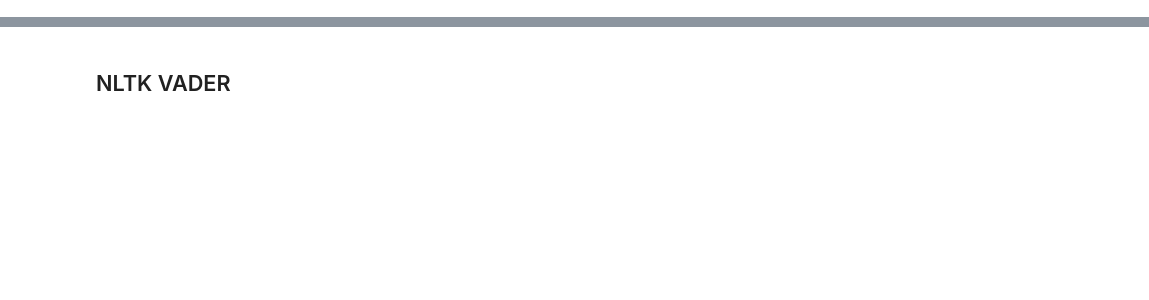
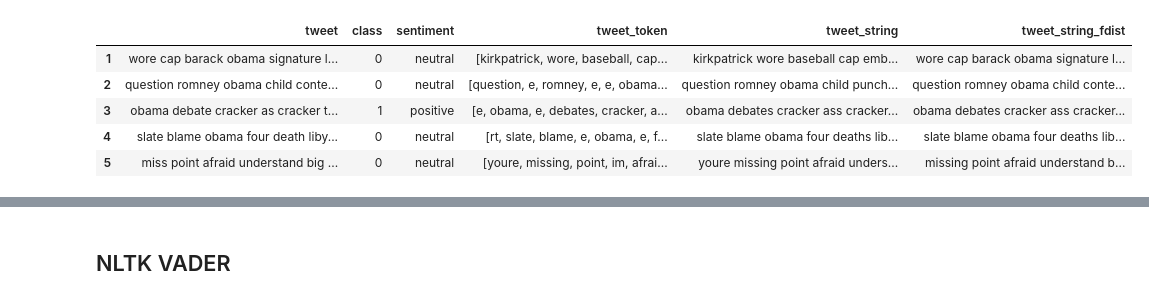
Before and after one commit to utsavns96/Twitter_sentiment_analysis, a Jupyter notebook: obama_2.ipynb, the cells around one changed output, grey strips where cells are left out. Cells and saved outputs as stored; diff of their text form; code cells hidden in the pictures; blank space fills up the shorter version.

```diff
--- a/obama_2.ipynb
+++ b/obama_2.ipynb
@@ -24,0 +50,3 @@ obama = obama.drop(['class'], axis=1)
+# %%
+obama['class']=obama['class'].astype(int)
+obama['class']=obama['class'].apply(lambda x: 0 if x==2 else x)
@@ -49,12 +99,9 @@ obama['tweet_string'] = obama['tweet_token'].apply(lambda x:' '.join([item for i
 all_words = ' '.join([text for text in obama['tweet_string']])
 tokenized_obama = nltk.tokenize.word_tokenize(all_words)
 fdist = FreqDist(tokenized_obama)
-obama['tweet_string_fdist'] = obama['tweet_token'].apply(lambda x: ' '.join([item for item in x if fdist[item] >= 1 ]))
+obama['tweet_string_fdist'] = obama['tweet_token'].apply(lambda x: ' '.join([item for item in x if fdist[item] > 1 ]))
 #fdist
 #lemmatize
-wordnet_lem = WordNetLemmatizer()
-obama['tweet'] = obama['tweet_string_fdist'].apply(wordnet_lem.lemmatize)
-
-obama = obama.drop(['tweet_token', 'tweet_string', 'tweet_string_fdist'], axis=1)
-print(obama.shape)
-obama.head(5)
+# nltk.download('wordnet')
+# wordnet_lem = WordNetLemmatizer()
+# obama['tweet'] = obama['tweet_string_fdist'].apply(wordnet_lem.lemmatize)
@@ -68,0 +108,27 @@ obama.head(5)
+# %%
+from nltk.stem import WordNetLemmatizer
+nltk.download('averaged_perceptron_tagger')
+from nltk.corpus import wordnet
+lemmatizer = WordNetLemmatizer()
+def pos_tagger(nltk_tag):
+    if nltk_tag.startswith('J'):
+        return wordnet.ADJ
+    elif nltk_tag.startswith('V'):
+        return wordnet.VERB
+    elif nltk_tag.startswith('N'):
+        return wordnet.NOUN
+    elif nltk_tag.startswith('R'):
+        return wordnet.ADV
+    else:
+        return None
+
+def lemmatiser(text):
+    nltk_tagged = nltk.pos_tag(nltk.word_tokenize(text))
+    wordnet_tagged = map(lambda x: (x[0], pos_tagger(x[1])), nltk_tagged)
+    lemmatized_sentence = []
+    for word, tag in wordnet_tagged:
+        if tag is None:
+            lemmatized_sentence.append(word)
+        else:
+            lemmatized_sentence.append(lemmatizer.lemmatize(word, tag))
+    return " ".join(lemmatized_sentence)
@@ -68,0 +140,11 @@ obama.head(5)
+# %%
+
+obama['tweet'] = obama['tweet_string_fdist'].apply(lambda x: lemmatiser(x))
+obama.head(5)
+# %% [output]
+|  | tweet | class | sentiment | tweet_token | tweet_string | tweet_string_fdist |
+| 1 | wore cap barack obama signature l... | 0 | neutral | [kirkpatrick, wore, baseball, cap... | kirkpatrick wore baseball cap emb... | wore cap barack obama signature l... |
+| 2 | question romney obama child conte... | 0 | neutral | [question, e, romney, e, e, obama... | question romney obama child punch... | question romney obama child conte... |
+| 3 | obama debate cracker as cracker t... | 1 | positive | [e, obama, e, debates, cracker, a... | obama debates cracker ass cracker... | obama debates cracker ass cracker... |
+| 4 | slate blame obama four death liby... | 0 | neutral | [rt, slate, blame, e, obama, e, f... | slate blame obama four deaths lib... | slate blame obama four deaths lib... |
+| 5 | miss point afraid understand big ... | 0 | neutral | [youre, missing, point, im, afrai... | youre missing point afraid unders... | missing point afraid understand b... |
```
Also changed, not shown: parts of 63 cells of this notebook, 2 other files.
